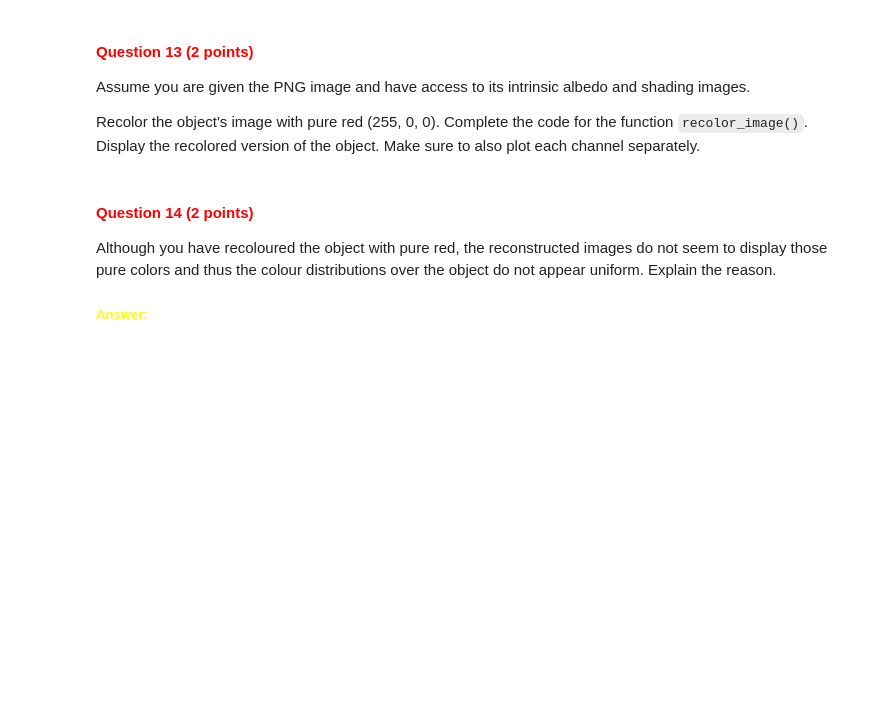
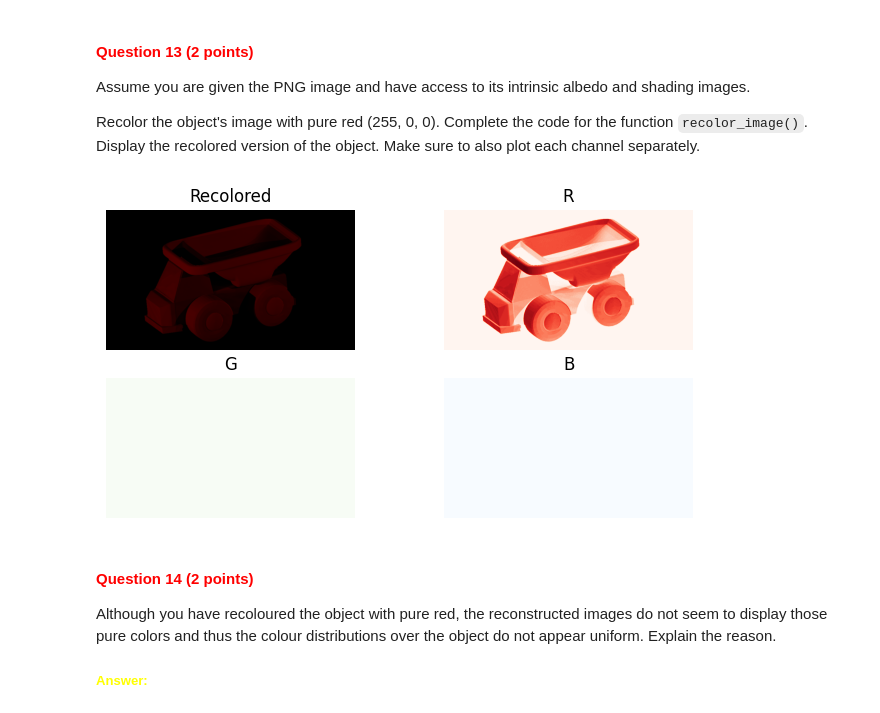
Before and after one commit to dthki/cv1-lab-1, a Jupyter notebook: cv1-lab-1.ipynb, the cells around one changed output. Saved outputs shown, nothing was run; the diff lists cells and outputs as text; code cells hidden in the pictures; blank space fills up the shorter version.

```diff
--- a/cv1-lab-1.ipynb
+++ b/cv1-lab-1.ipynb
@@ -768,6 +768,13 @@ def recolor_image(albedo_img, shading_img):
         recolored_img: Recolored and reconstructed image
     """
 
-    # YOUR CODE HERE
+    albedo = albedo_img.astype(np.float32) / 255.0
+    shading = shading_img.astype(np.float32) / 255.0
+
+    mask = np.any(albedo > 0.01, axis=2, keepdims=True)
+
+    red_color = np.array([0.0, 0.0, 1.0], dtype=np.float32).reshape(1,1,3)
+    new_albedo = np.where(mask, red_color, albedo)
+    recolored_img = np.clip(new_albedo * shading * 255, 0, 255).astype(np.uint8)
 
     return recolored_img
@@ -778,3 +781,31 @@ recolored_image = recolor_image(obj_alb, obj_sha)
+# %%
+recolored_image = recolor_image(obj_alb, obj_sha)
+
+plt.figure(figsize=(8,4))
+
+plt.subplot(2,2,1)
+plt.imshow(cv2.cvtColor(recolored_image, cv2.COLOR_BGR2RGB))
+plt.title("Recolored")
+plt.axis("off")
+
+plt.subplot(2,2,2)
+plt.imshow(recolored_image[:,:,2], cmap="Reds")
+plt.title("R")
+plt.axis("off")
+
+plt.subplot(2,2,3)
+plt.imshow(recolored_image[:,:,1], cmap="Greens")
+plt.title("G")
+plt.axis("off")
+
+plt.subplot(2,2,4)
+plt.imshow(recolored_image[:,:,0], cmap="Blues")
+plt.title("B")
+plt.axis("off")
+
+plt.show()
+# %% [output]
+[figure, added]
 # %% [markdown]
 <a id="question-14"></a>
 #### <font color='#FF0000'>Question 14 (2 points)</font>
```
Also changed, not shown: parts of 2 cells of this notebook.
